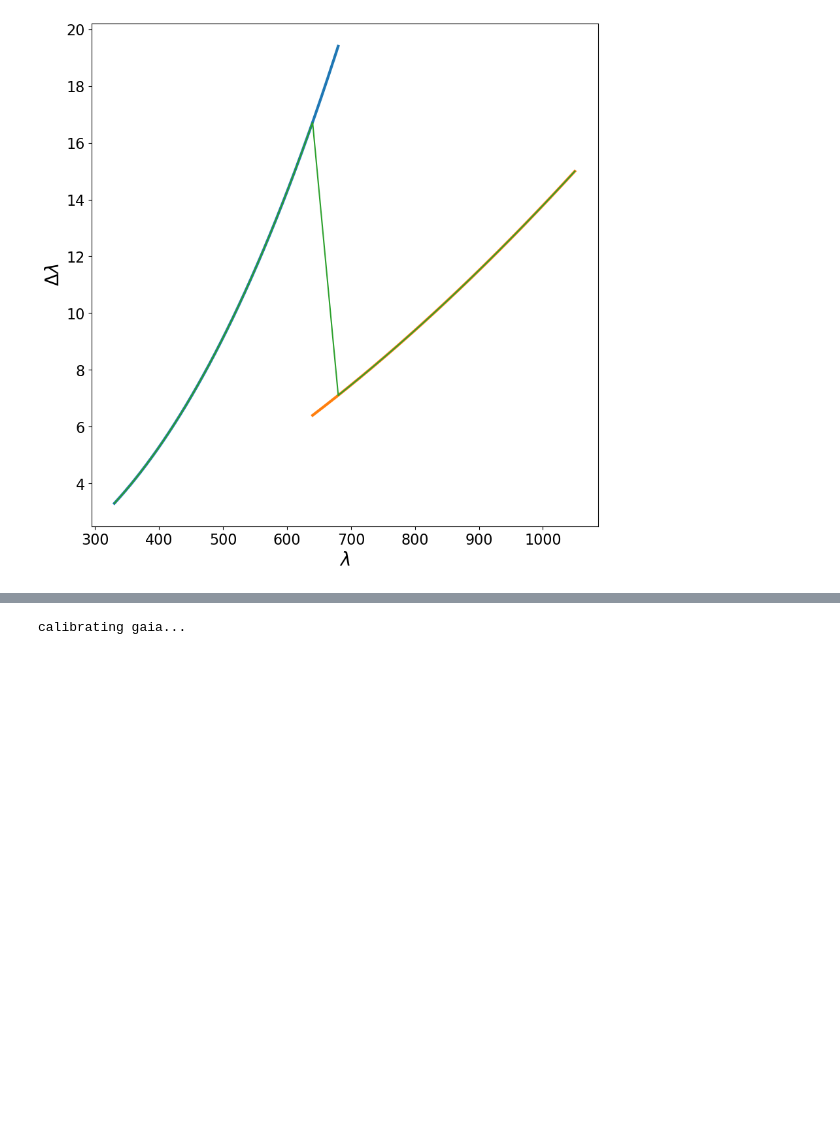
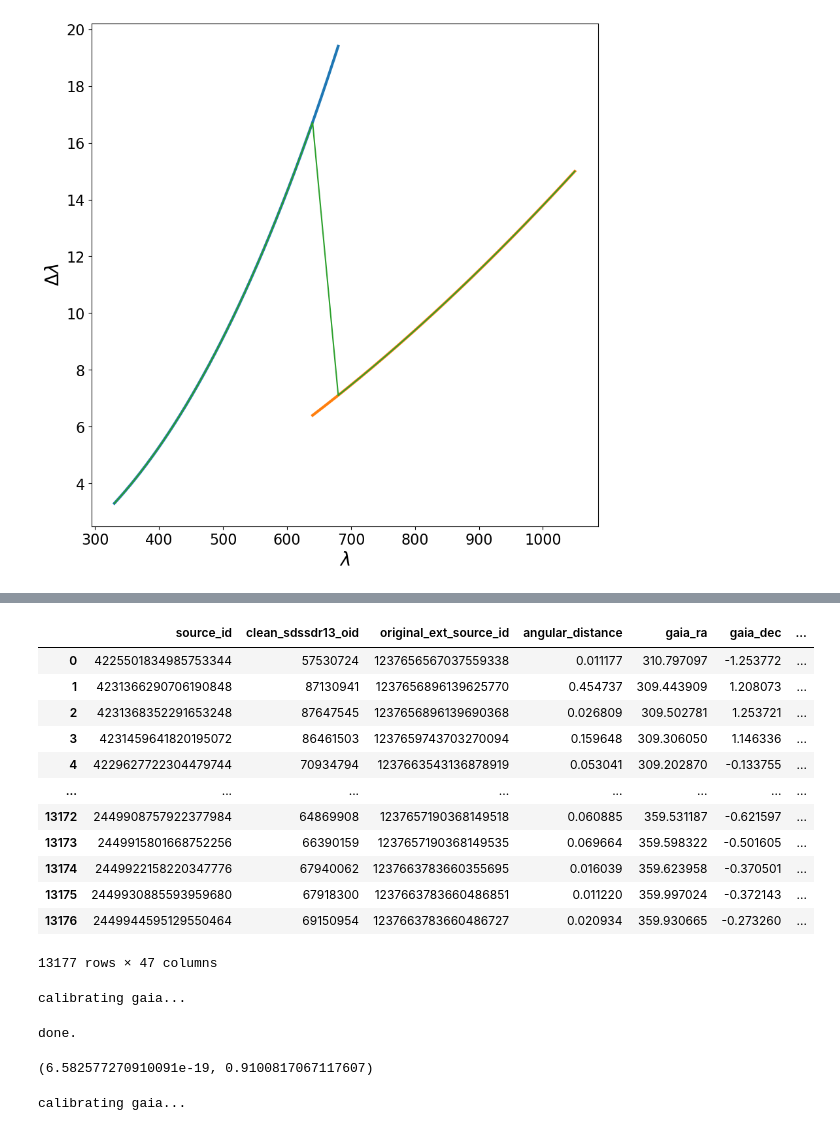
Before and after one commit to NoaVidovic/gaia-sdss, a Jupyter notebook: src/find_k.ipynb, the cells around one changed output, grey strips where cells are left out. Saved outputs shown, nothing was run; the diff lists cells and outputs as text; code cells hidden in the pictures; blank space fills up the shorter version.

```diff
--- a/src/find_k.ipynb
+++ b/src/find_k.ipynb
@@ -249,6 +279,29 @@ def plot_conv_k_rms(gaia_flux, *, gaia_id=None, sdss_id=None, k=1):
     quot = np.median(sdss_conv/gaia_flux)
 
     return match_rms, quot
+# %%
+DF
+# %% [output]
+|  | source_id | clean_sdssdr13_oid | original_ext_source_id | angular_distance | gaia_ra | gaia_dec | ... |
+| 0 | 4225501834985753344 | 57530724 | 1237656567037559338 | 0.011177 | 310.797097 | -1.253772 | ... |
+| 1 | 4231366290706190848 | 87130941 | 1237656896139625770 | 0.454737 | 309.443909 | 1.208073 | ... |
+| 2 | 4231368352291653248 | 87647545 | 1237656896139690368 | 0.026809 | 309.502781 | 1.253721 | ... |
+| 3 | 4231459641820195072 | 86461503 | 1237659743703270094 | 0.159648 | 309.306050 | 1.146336 | ... |
+| 4 | 4229627722304479744 | 70934794 | 1237663543136878919 | 0.053041 | 309.202870 | -0.133755 | ... |
+| ... | ... | ... | ... | ... | ... | ... | ... |
+| 13172 | 2449908757922377984 | 64869908 | 1237657190368149518 | 0.060885 | 359.531187 | -0.621597 | ... |
+| 13173 | 2449915801668752256 | 66390159 | 1237657190368149535 | 0.069664 | 359.598322 | -0.501605 | ... |
+| 13174 | 2449922158220347776 | 67940062 | 1237663783660355695 | 0.016039 | 359.623958 | -0.370501 | ... |
+| 13175 | 2449930885593959680 | 67918300 | 1237663783660486851 | 0.011220 | 359.997024 | -0.372143 | ... |
+| 13176 | 2449944595129550464 | 69150954 | 1237663783660486727 | 0.020934 | 359.930665 | -0.273260 | ... |
+13177 rows × 47 columns
+# %%
+gaia_flux = plot_conv_get_gaia(gaia_id=4225501834985753344)
+plot_conv_k_rms(gaia_flux, gaia_id=4225501834985753344, k=0.5)
+# %% [output]
+calibrating gaia...
+done.
+(6.582577270910091e-19, 0.9100817067117607)
 # %%
 ks = {}
 qs = {}
```
Also changed, not shown: parts of 10 cells of this notebook, 13 other files.
